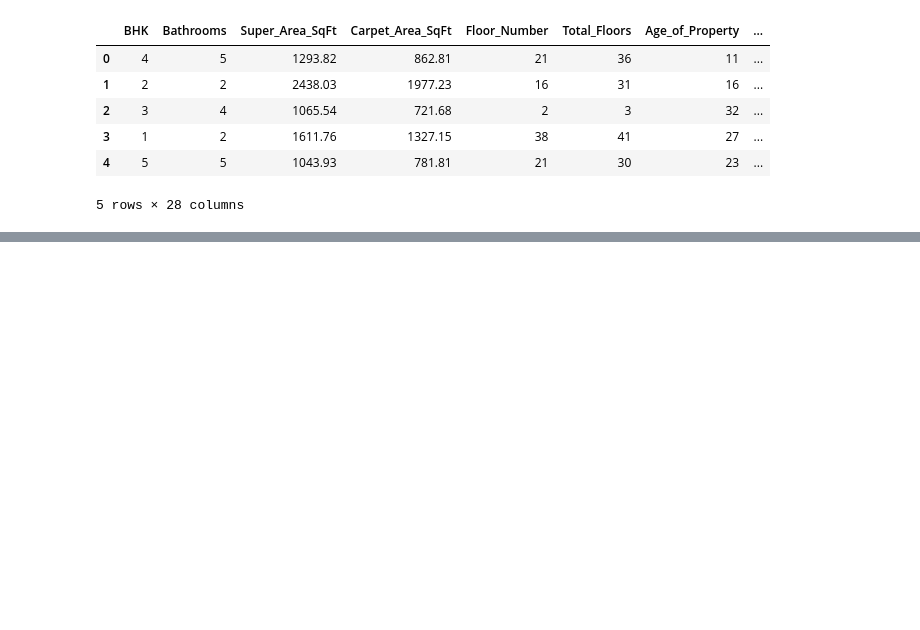
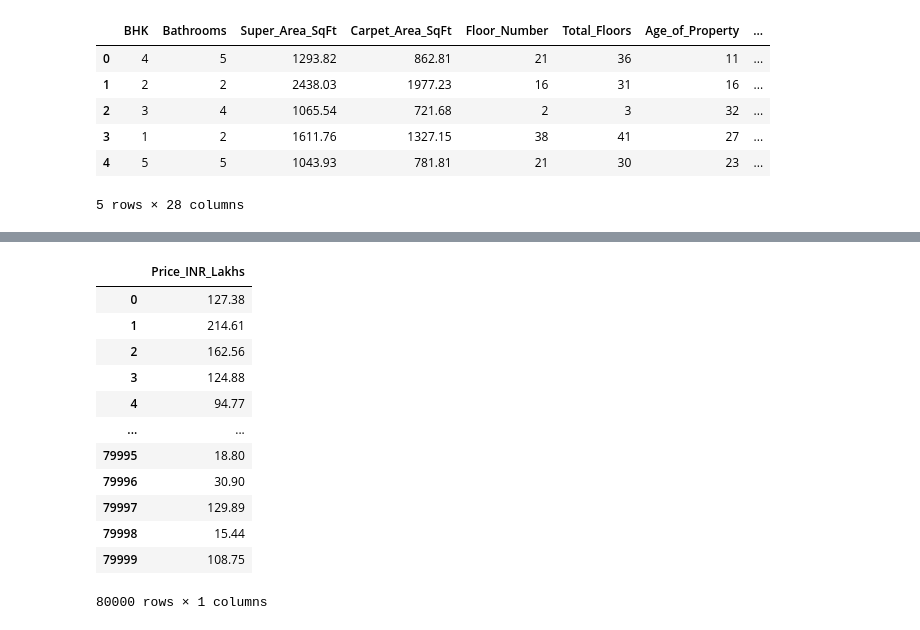
Before and after one commit to subham-oss/House-price-prediction, a Jupyter notebook: notebooks/house_price_eda.ipynb, the cells around one changed output, grey strips where cells are left out. Drawn from its saved outputs; the diff is of its cells as text; code cells hidden in the pictures; blank space fills up the shorter version.

```diff
--- a/notebooks/house_price_eda.ipynb
+++ b/notebooks/house_price_eda.ipynb
@@ -475,0 +522,16 @@ X_train.head()
+# %%
+Y_train
+# %% [output]
+|  | Price_INR_Lakhs |
+| 0 | 127.38 |
+| 1 | 214.61 |
+| 2 | 162.56 |
+| 3 | 124.88 |
+| 4 | 94.77 |
+| ... | ... |
+| 79995 | 18.80 |
+| 79996 | 30.90 |
+| 79997 | 129.89 |
+| 79998 | 15.44 |
+| 79999 | 108.75 |
+80000 rows × 1 columns
```
Also changed, not shown: parts of 9 cells of this notebook.
